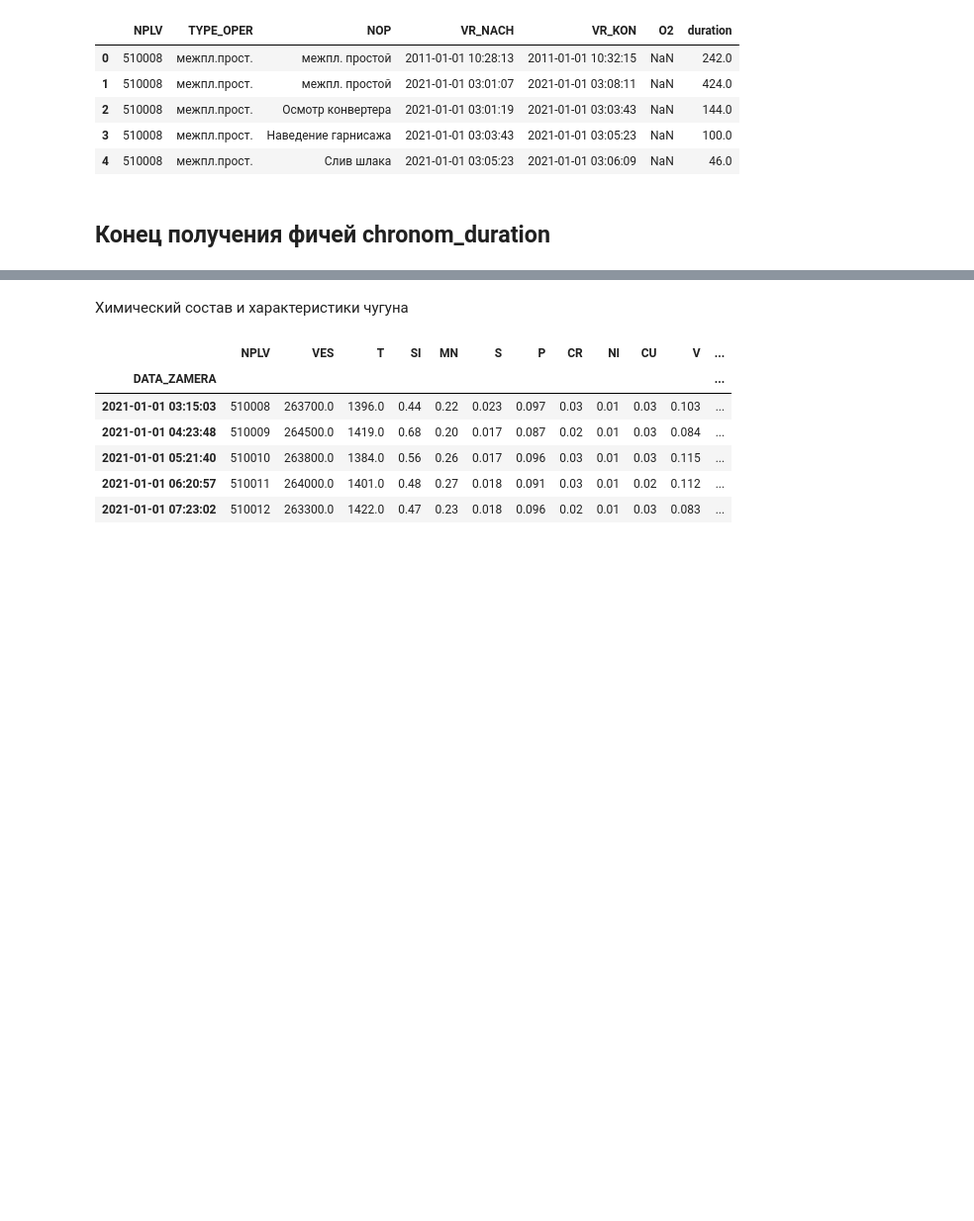
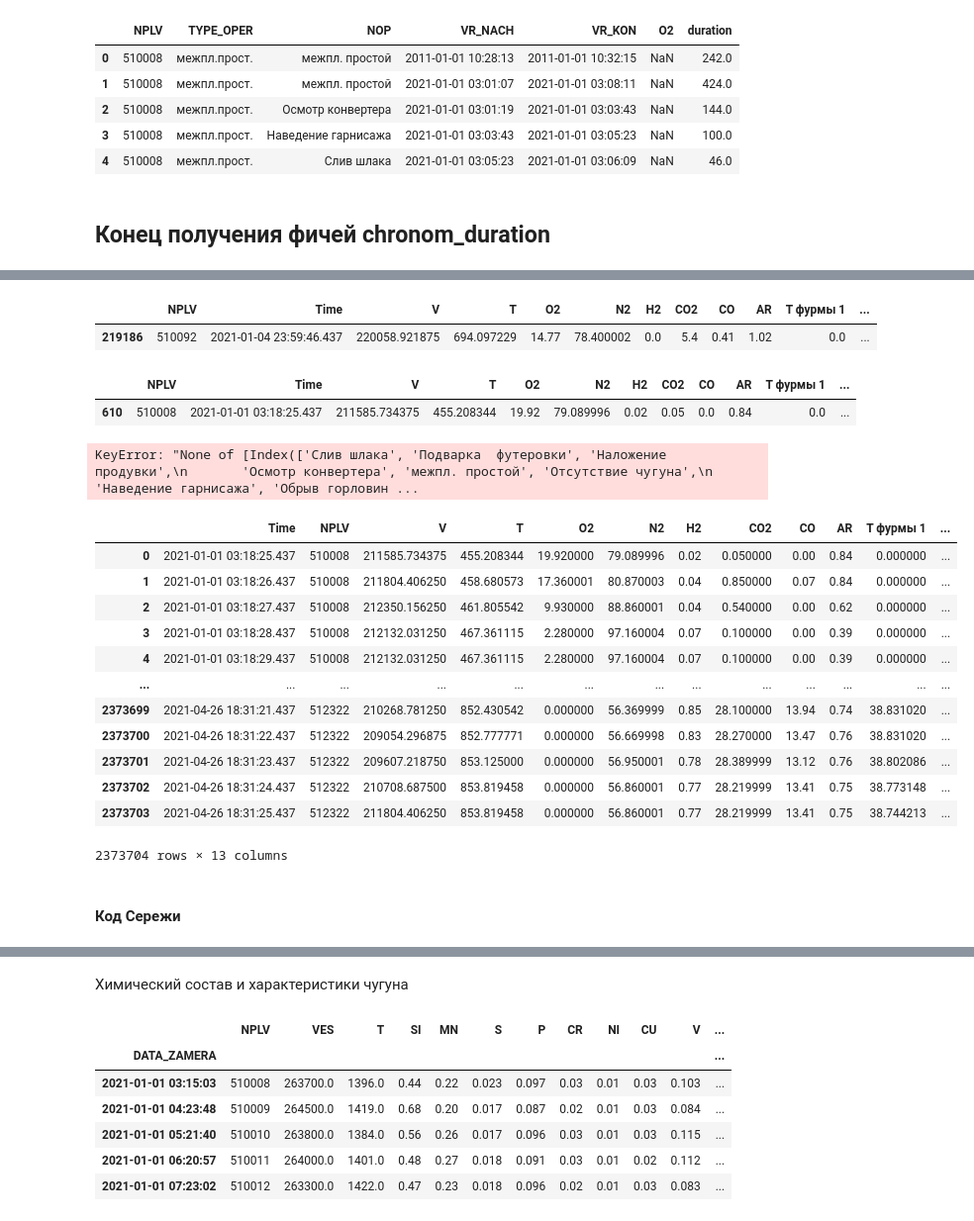
Before and after one commit to garipovroma/produv_o4ka, a Jupyter notebook: watch-data-lizaconst-duration.ipynb, the cells around one changed output, grey strips where cells are left out. Shown at 99% size. Cells and saved outputs as stored; diff of their text form; code cells hidden in the pictures; blank space fills up the shorter version.

```diff
--- a/watch-data-lizaconst-duration.ipynb
+++ b/watch-data-lizaconst-duration.ipynb
@@ -254,0 +139,8 @@ Name: plavka_NAPR_ZAD, dtype: int64
+# %%
+train_gas['Time'] = pd.to_datetime(train_gas['Time'])
+test_gas['Time'] = pd.to_datetime(test_gas['Time'])
+
+train_data['chronom']['VR_NACH'] = pd.to_datetime(train_data['chronom']['VR_NACH'])
+test_data['chronom']['VR_NACH'] = pd.to_datetime(test_data['chronom']['VR_NACH'])
+train_data['chronom']['VR_KON'] = pd.to_datetime(train_data['chronom']['VR_KON'])
+test_data['chronom']['VR_KON'] = pd.to_datetime(test_data['chronom']['VR_KON'])
@@ -254,0 +228,33 @@ Name: plavka_NAPR_ZAD, dtype: int64
+# %%
+df_nplv
+# %% [output]
+|  | NPLV | Time | V | T | O2 | N2 | H2 | CO2 | CO | AR | T фурмы 1 | ... |
+| 219186 | 510092 | 2021-01-04 23:59:46.437 | 220058.921875 | 694.097229 | 14.77 | 78.400002 | 0.0 | 5.4 | 0.41 | 1.02 | 0.0 | ... |
+# %%
+train_gas[(train_gas['NPLV'] == 510008) & ((train_gas['Time'] - start[510008]).dt.total_seconds() <= 1) & ((train_gas['Time'] - start[510008]).dt.total_seconds() >= 0)]
+# %% [output]
+|  | NPLV | Time | V | T | O2 | N2 | H2 | CO2 | CO | AR | T фурмы 1 | ... |
+| 610 | 510008 | 2021-01-01 03:18:25.437 | 211585.734375 | 455.208344 | 19.92 | 79.089996 | 0.02 | 0.05 | 0.0 | 0.84 | 0.0 | ... |
+# %%
+# зафиксировать количество кислорода во время этих событий
+cat_chronom_train[list(name_to_stay)]
+# %% [output]
+KeyError: "None of [Index(['Слив шлака', 'Подварка  футеровки', 'Наложение продувки',\n       'Осмотр конвертера', 'межпл. простой', 'Отсутствие чугуна',\n       'Наведение гарнисажа', 'Обрыв горловин ...
+# %%
+train_data['reduced_gas']
+# %% [output]
+|  | Time | NPLV | V | T | O2 | N2 | H2 | CO2 | CO | AR | T фурмы 1 | ... |
+| 0 | 2021-01-01 03:18:25.437 | 510008 | 211585.734375 | 455.208344 | 19.920000 | 79.089996 | 0.02 | 0.050000 | 0.00 | 0.84 | 0.000000 | ... |
+| 1 | 2021-01-01 03:18:26.437 | 510008 | 211804.406250 | 458.680573 | 17.360001 | 80.870003 | 0.04 | 0.850000 | 0.07 | 0.84 | 0.000000 | ... |
+| 2 | 2021-01-01 03:18:27.437 | 510008 | 212350.156250 | 461.805542 | 9.930000 | 88.860001 | 0.04 | 0.540000 | 0.00 | 0.62 | 0.000000 | ... |
+| 3 | 2021-01-01 03:18:28.437 | 510008 | 212132.031250 | 467.361115 | 2.280000 | 97.160004 | 0.07 | 0.100000 | 0.00 | 0.39 | 0.000000 | ... |
+| 4 | 2021-01-01 03:18:29.437 | 510008 | 212132.031250 | 467.361115 | 2.280000 | 97.160004 | 0.07 | 0.100000 | 0.00 | 0.39 | 0.000000 | ... |
+| ... | ... | ... | ... | ... | ... | ... | ... | ... | ... | ... | ... | ... |
+| 2373699 | 2021-04-26 18:31:21.437 | 512322 | 210268.781250 | 852.430542 | 0.000000 | 56.369999 | 0.85 | 28.100000 | 13.94 | 0.74 | 38.831020 | ... |
+| 2373700 | 2021-04-26 18:31:22.437 | 512322 | 209054.296875 | 852.777771 | 0.000000 | 56.669998 | 0.83 | 28.270000 | 13.47 | 0.76 | 38.831020 | ... |
+| 2373701 | 2021-04-26 18:31:23.437 | 512322 | 209607.218750 | 853.125000 | 0.000000 | 56.950001 | 0.78 | 28.389999 | 13.12 | 0.76 | 38.802086 | ... |
+| 2373702 | 2021-04-26 18:31:24.437 | 512322 | 210708.687500 | 853.819458 | 0.000000 | 56.860001 | 0.77 | 28.219999 | 13.41 | 0.75 | 38.773148 | ... |
+| 2373703 | 2021-04-26 18:31:25.437 | 512322 | 211804.406250 | 853.819458 | 0.000000 | 56.860001 | 0.77 | 28.219999 | 13.41 | 0.75 | 38.744213 | ... |
+2373704 rows × 13 columns
+# %% [markdown]
+#### Код Сережи
```
Also changed, not shown: parts of 28 cells of this notebook.
